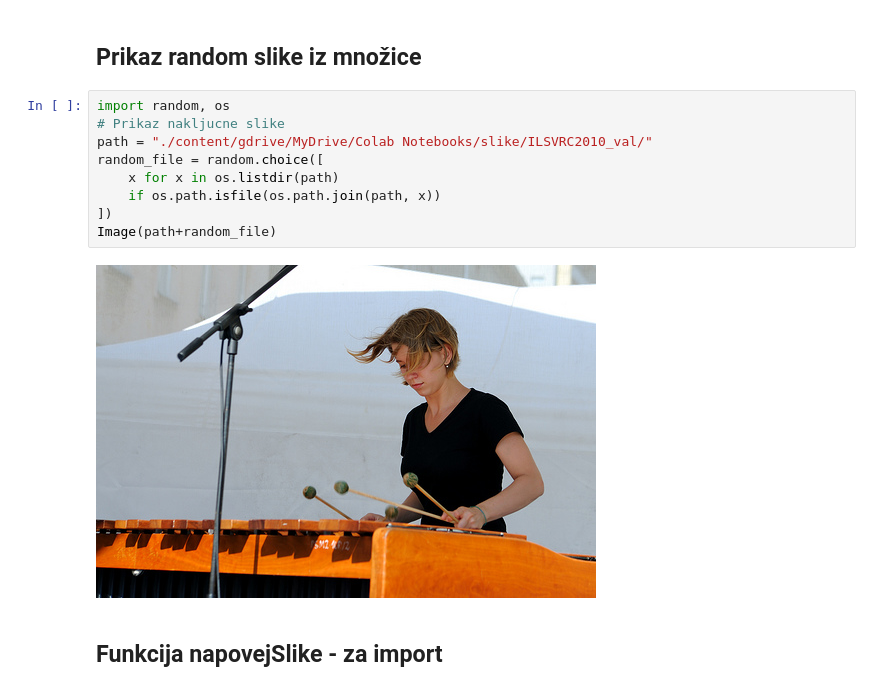
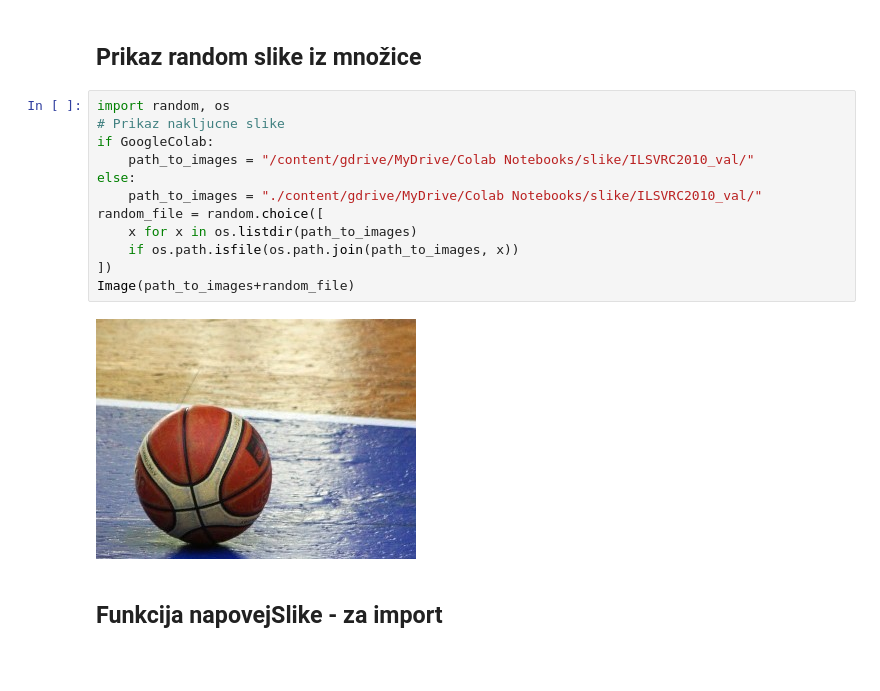
Before and after one commit to KukovecRok/Adversarial-image-perturbation-AlexNet-NiaPy-GARI, a Jupyter notebook: AlexNetDiplomskaColab.ipynb, the cells around one changed output. Drawn from its saved outputs; the diff is of its cells as text; blank space fills up the shorter version.

```diff
--- a/AlexNetDiplomskaColab.ipynb
+++ b/AlexNetDiplomskaColab.ipynb
@@ -40,14 +43,17 @@ display(Image('./content/gdrive/MyDrive/Colab Notebooks/slike/tiger.jpg')) # Sli
 # %%
 import random, os
 # Prikaz nakljucne slike
-path = "./content/gdrive/MyDrive/Colab Notebooks/slike/ILSVRC2010_val/"
+if GoogleColab:
+    path_to_images = "/content/gdrive/MyDrive/Colab Notebooks/slike/ILSVRC2010_val/"
+else:
+    path_to_images = "./content/gdrive/MyDrive/Colab Notebooks/slike/ILSVRC2010_val/"
 random_file = random.choice([
-    x for x in os.listdir(path)
-    if os.path.isfile(os.path.join(path, x))
+    x for x in os.listdir(path_to_images)
+    if os.path.isfile(os.path.join(path_to_images, x))
 ])
-Image(path+random_file)
+Image(path_to_images+random_file)
 # %% [output]
-[figure, old version]
+[figure, new version]
 # %% [markdown]
 ## Funkcija napovejSlike - za import
 # %%
```
Also changed, not shown: parts of 20 cells of this notebook, 2 other files.
